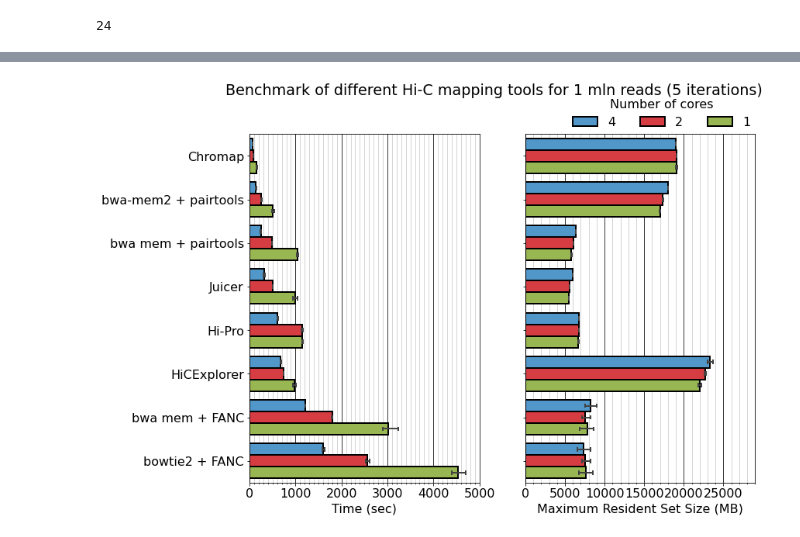
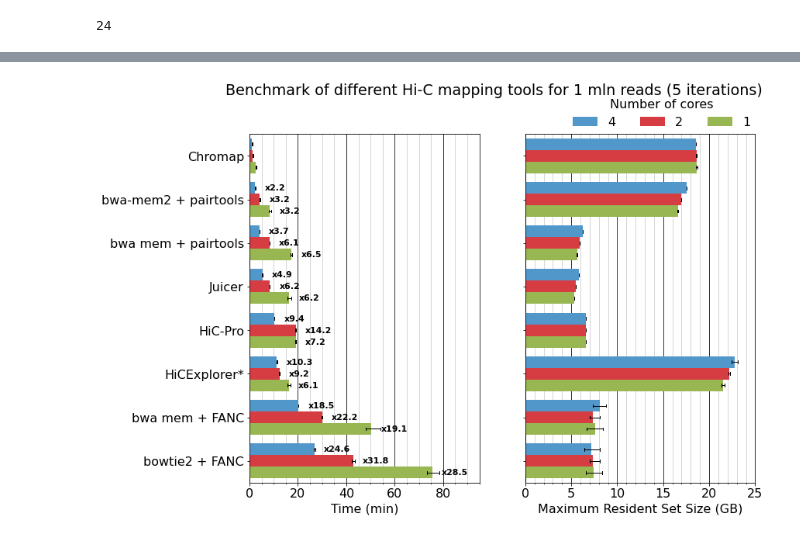
Before and after one commit to open2c/pairtools, a Jupyter notebook: doc/examples/benchmark/benchmark.ipynb, the cells around one changed output, grey strips where cells are left out. Drawn from its saved outputs; the diff is of its cells as text; code cells hidden in the pictures.

```diff
--- a/doc/examples/benchmark/benchmark.ipynb
+++ b/doc/examples/benchmark/benchmark.ipynb
@@ -369,5 +369,7 @@ timings.head()
 # %%
 df = timings.sort_values(['ncores', 'util'])
+df.loc[:, "max_rss_gb"] = df.loc[:, "max_rss"]/1024
+df.loc[:, "min"] = df.loc[:, "s"]/60
 # %%
 labels = ['chromap', 'pairtools_bwamem2', 'pairtools', 'juicer', 'hicpro', 'hicexplorer', 'fanc_bwa', 'fanc_bowtie2']
-labels_mod = ['Chromap', 'bwa-mem2 + pairtools', 'bwa mem + pairtools', 'Juicer', 'Hi-Pro', 'HiCExplorer', 'bwa mem + FANC', 'bowtie2 + FANC']
+labels_mod = ['Chromap', 'bwa-mem2 + pairtools', 'bwa mem + pairtools', 'Juicer', 'HiC-Pro', 'HiCExplorer*', 'bwa mem + FANC', 'bowtie2 + FANC']
@@ -375,60 +386,86 @@ labels_mod = ['Chromap', 'bwa-mem2 + pairtools', 'bwa mem + pairtools', 'Juicer'
 fig, axes = plt.subplots(nrows=1, ncols=2, sharey=True)
 
 cmap = ['#3E9ADE', '#EF242B', '#9FC741']
+ncores_order = [4, 2, 1]
 
 style_dict = dict(
         orient='h',
         palette=cmap,
-        edgecolor="k",
-        linewidth=2.0,
-        errwidth=2.0,
+        #edgecolor="k",
+        linewidth=0.0,
+        errwidth=1.0,
+        errcolor='k',
         capsize=0.07)
 
 ax = axes[0]
-sns.barplot(x="s",
+
+# Plot barplot:
+splot = sns.barplot(
+        x="min",
         y="util",
         data=df.sort_values('util'),
         order=labels,
         hue='ncores',
-        hue_order=[4,2,1],
+        hue_order=ncores_order,
         ax=ax,
         **style_dict
 )
+
+# Add text, slowdown over chromap
+for icore, ncores in enumerate(ncores_order):
+    for ilabels, util in enumerate(labels):
+        if util=="chromap":
+            continue
+
+        df_reference = df.query(f'ncores=={ncores} and util=="chromap"')
+        mean_reference = np.mean(df_reference['min'].values)
+        df_target = df.query(f'ncores=={ncores} and util=="{util}"')
+        mean_target = np.mean(df_target['min'].values)
+
+        slowdown = mean_target / mean_reference
+
+        w = splot.patches[0].get_height()
+
+        splot.text( s=f"x{slowdown:.1f}",
+                   x=mean_target+4, y=ilabels + (icore-1)*w,
+                   ha = 'left', va = 'center', fontsize=11, weight='bold')
+
 ax.set_ylabel('')
-ax.set_xlabel('Time (sec)')
+ax.set_xlabel('Time (min)')
 ax.set_yticklabels(labels_mod)
 ax.set_axisbelow(True)
 ax.grid(which='both', axis='x', color='k')
 #ax.set_xscale('log')
-ax.set_xlim([0, 5e3])
-ax.set_xticks(np.arange(0, 5000, 100), minor=True)
+ax.set_xlim([0, 95])
+ax.set_xticks(np.arange(0, 96, 5), minor=True)
 ax.grid(which='minor', axis='x', alpha=0.2, color='k')
 ax.get_legend().remove()
 
 ax = axes[1]
-sns.barplot(x="max_rss",
+sns.barplot(
+        x="max_rss_gb",
         y="util",
         data=df.sort_values('util'),
         order=labels,
         hue='ncores',
-        hue_order=[4,2,1],
+        hue_order=ncores_order,
         ax=ax,
         **style_dict)
 
 ax.set_ylabel('')
-ax.set_xlabel('Maximum Resident Set Size (MB)')
+ax.set_xlabel('Maximum Resident Set Size (GB)')
 ax.set_yticklabels(labels_mod)
 ax.set_axisbelow(True)
 ax.grid(which='both', axis='x', color='k')
-ax.set_xticks(np.arange(0, 30000, 1000), minor=True)
+ax.set_xticks(np.arange(0, 26, 1), minor=True)
 ax.grid(which='minor', axis='x', alpha=0.2, color='k')
 
 fig.suptitle('Benchmark of different Hi-C mapping tools for 1 mln reads (5 iterations)', y=0.99)
 
 # (x, y, width, height)
 bb = (fig.subplotpars.left, fig.subplotpars.top+0.002, fig.subplotpars.right-fig.subplotpars.left, 0.2)
 ax.legend(bbox_to_anchor=bb, title="Number of cores", loc="lower right", ncol=3, borderaxespad=0., bbox_transform=fig.transFigure, frameon=False)
 
 plt.savefig("benchmarking_1mln.pdf")
 # %% [output]
-[figure, old version]
+[figure, new version]
```
Also changed, not shown: parts of 6 cells of this notebook.
